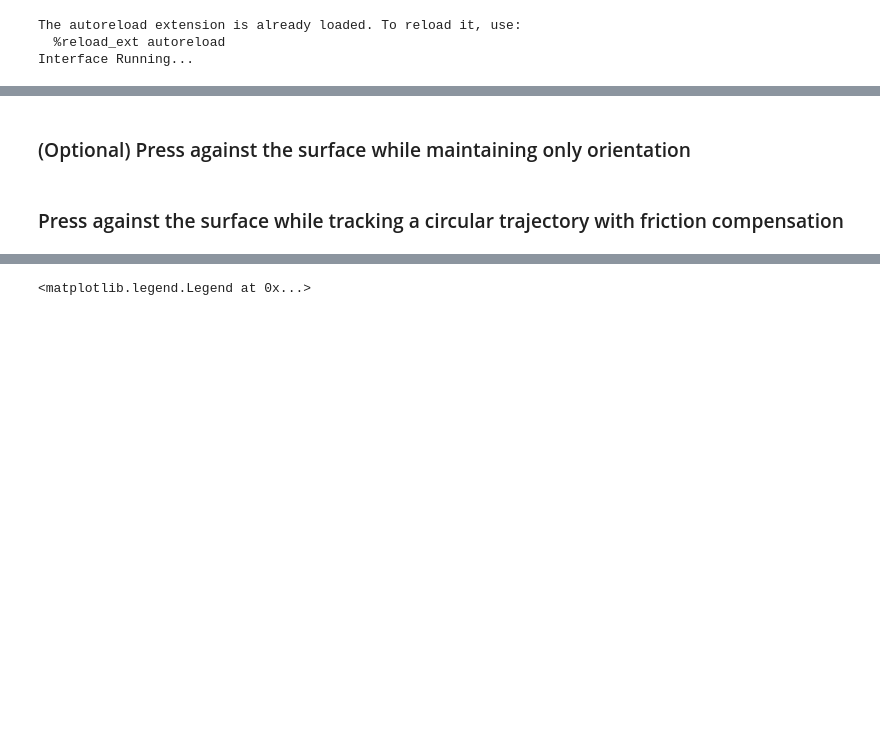
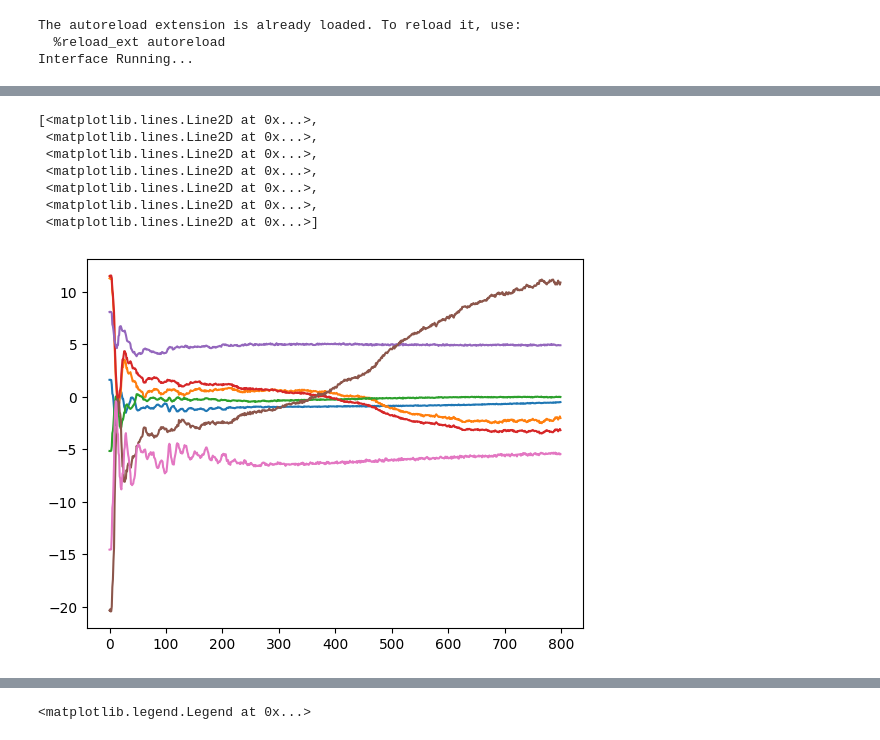
Before and after one commit to shiqingw/HOCBF-FR3-Experiments, a Jupyter notebook: exp1_box_circulation.ipynb, the cells around one changed output, grey strips where cells are left out. Drawn from its saved outputs; the diff is of its cells as text; code cells hidden in the pictures; blank space fills up the shorter version.

```diff
--- a/exp1_box_circulation.ipynb
+++ b/exp1_box_circulation.ipynb
@@ -61,23 +151,38 @@ while time.time() - t_start < T:
 
 robot.setCommands(np.zeros_like(u))
 # %%
-from scipy.spatial.transform import Rotation
+t_final = 30
+t_1 = 10
+t_2 = 20
 
+# Translational trajectory
+P_EE_0 = P_EE.copy()
+# P_EE_1 = np.array([0.16, 0.62, 0.04])
+P_EE_1 = np.array([0.18, 0.61, 0.04])
+P_EE_2 = np.array([0.45, 0.25, 0.01])
 
-roll = np.pi
-pitch = 0
-yaw = np.pi/3
-R_EE_0 = Rotation.from_euler('xyz', [roll, pitch, yaw]).as_matrix()
-P_EE_0 = np.array([0.17, 0.26, 0.49])
+via_points = np.array([P_EE_0, P_EE_1, P_EE_2, P_EE_2])
+target_time = np.array([0, t_1, t_2, t_final])
+Ts = 0.01
+traj_position = PositionTrapezoidalTrajectory(via_points, target_time, T_antp=0.2, Ts=Ts)
+
+# Rotational trajectory
+# roll = np.pi
+# pitch = 0
+# yaw = np.pi/3
+# R_EE_0 = Rotation.from_euler('xyz', [roll, pitch, yaw]).as_matrix()
+R_EE_0  = R_EE.copy()
 
 roll = np.pi
 pitch = 0
 yaw = np.pi/3
 R_EE_1 = Rotation.from_euler('xyz', [roll, pitch, yaw]).as_matrix()
-P_EE_1 = np.array([0.18, 0.61, 0.04])
 
 roll = np.pi
 pitch = 0
 yaw = np.pi/6
 R_EE_2 = Rotation.from_euler('xyz', [roll, pitch, yaw]).as_matrix()
-P_EE_2 = np.array([0.45, 0.25, 0.01])
+
+orientations = np.array([R_EE_0, R_EE_1, R_EE_2, R_EE_2])
+target_time = np.array([0, t_1, t_2, t_final])
+traj_orientation = OrientationTrapezoidalTrajectory(orientations, target_time, Ts=Ts)
@@ -195,2 +310,0 @@ robot.setCommands(np.zeros_like(u))
-# %% [markdown]
-### (Optional) Press against the surface while maintaining only orientation
@@ -252,2 +310,0 @@ robot.setCommands(np.zeros_like(u))
-# %% [markdown]
-### Press against the surface while tracking a circular trajectory with friction compensation
@@ -341,0 +311,16 @@ robot.setCommands(np.zeros_like(u))
+# %%
+import matplotlib.pyplot as plt
+
+qdtdt_list = np.array(qdtdt_list)
+
+plt.figure()
+plt.plot(qdtdt_list[:800,:])
+# %% [output]
+[<matplotlib.lines.Line2D at 0x...>,
+ <matplotlib.lines.Line2D at 0x...>,
+ <matplotlib.lines.Line2D at 0x...>,
+ <matplotlib.lines.Line2D at 0x...>,
+ <matplotlib.lines.Line2D at 0x...>,
+ <matplotlib.lines.Line2D at 0x...>,
+ <matplotlib.lines.Line2D at 0x...>]
+[figure, added]
```
Also changed, not shown: parts of 22 cells of this notebook, 5 other files.
